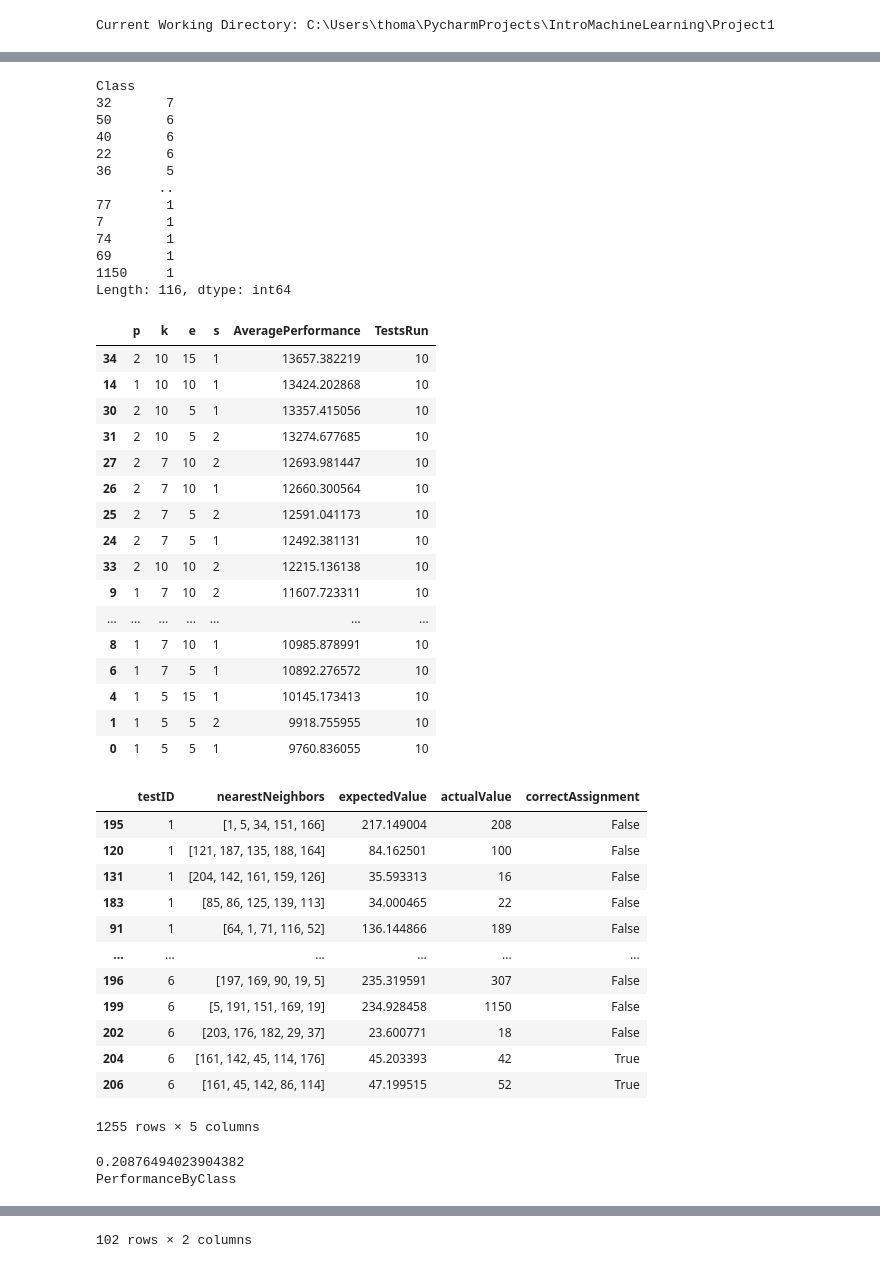
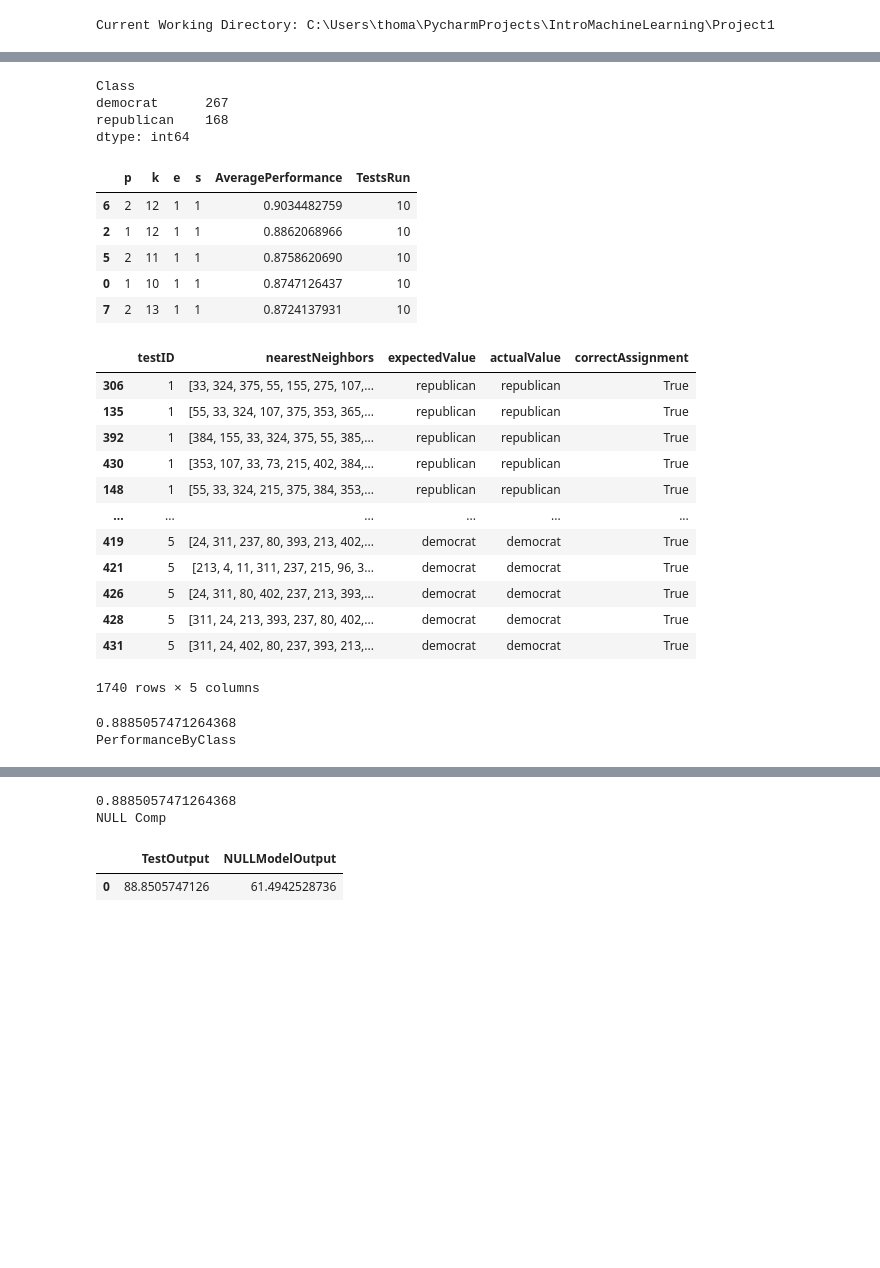
Before and after one commit to tbaird80/IntroMachineLearning, a Jupyter notebook: Project1/WriteUpTests.ipynb, the cells around one changed output, grey strips where cells are left out. Cells and saved outputs as stored; diff of their text form; code cells hidden in the pictures; blank space fills up the shorter version.

```diff
--- a/Project1/WriteUpTests.ipynb
+++ b/Project1/WriteUpTests.ipynb
@@ -301,7 +301,7 @@ def dataSourcing(dataName):
 
     return dataFeatures, dataTargets
 # %%
-currentDataSet = 'ForestFires'
+currentDataSet = 'CongressVoting'
 features, targets = dataSourcing(currentDataSet)
 
 print(features.info())
@@ -488,79 +489,57 @@ display(performanceByClassSuccess)
 
 print(crossValidationOutput['correctAssignment'].mean())
 
 #versus NULL model
 nullComp = crossValidationOutput.copy()
 nullComp['expectedValueNULL'] = nullComp['actualValue'].value_counts().idxmax()
 nullComp['correctAssignmentNULL'] = nullComp['actualValue'] == nullComp['expectedValueNULL']
-nullModelOutput = pd.DataFrame({"TestOutput": [crossValidationOutput['correctAssignment'].mean() * 100],
-                                "NULLModelOutput": [nullModel['correctAssignment'].mean() * 100]
+nullModelOutput = pd.DataFrame({"TestOutput": [nullComp['correctAssignment'].mean() * 100],
+                                "NULLModelOutput": [nullComp['correctAssignmentNULL'].mean() * 100]
                                })
 print("NULL Comp")
 display(nullModelOutput)
-
-print("The average accuracy of the null model is: " + str(nullModel['correctAssignment'].mean()))
 
 
 print(targetsSummary.to_latex(index=True,
                   formatters={"name": str.upper},
                   float_format="{:.3f}".format,))
 
 print(parameterTuningOutput.to_latex(index=True,
                   formatters={"name": str.upper},
                   float_format="{:.3f}".format,))
 
 print(performanceByClassSuccess.to_latex(index=True,
                   formatters={"name": str.upper},
                   float_format="{:.3f}".format,))
 
 print(nullModelOutput.to_latex(index=True,
                   formatters={"name": str.upper},
                   float_format="{:.3f}".format,))
 # %% [output]
 Class
-32       7
-50       6
-40       6
-22       6
-36       5
-        ..
-77       1
-7        1
-74       1
-69       1
-1150     1
-Length: 116, dtype: int64
+democrat      267
+republican    168
+dtype: int64
 |  | p | k | e | s | AveragePerformance | TestsRun |
-| 34 | 2 | 10 | 15 | 1 | 13657.382219 | 10 |
-| 14 | 1 | 10 | 10 | 1 | 13424.202868 | 10 |
-| 30 | 2 | 10 | 5 | 1 | 13357.415056 | 10 |
-| 31 | 2 | 10 | 5 | 2 | 13274.677685 | 10 |
-| 27 | 2 | 7 | 10 | 2 | 12693.981447 | 10 |
-| 26 | 2 | 7 | 10 | 1 | 12660.300564 | 10 |
-| 25 | 2 | 7 | 5 | 2 | 12591.041173 | 10 |
-| 24 | 2 | 7 | 5 | 1 | 12492.381131 | 10 |
-| 33 | 2 | 10 | 10 | 2 | 12215.136138 | 10 |
-| 9 | 1 | 7 | 10 | 2 | 11607.723311 | 10 |
-| ... | ... | ... | ... | ... | ... | ... |
-| 8 | 1 | 7 | 10 | 1 | 10985.878991 | 10 |
-| 6 | 1 | 7 | 5 | 1 | 10892.276572 | 10 |
-| 4 | 1 | 5 | 15 | 1 | 10145.173413 | 10 |
-| 1 | 1 | 5 | 5 | 2 | 9918.755955 | 10 |
-| 0 | 1 | 5 | 5 | 1 | 9760.836055 | 10 |
+| 6 | 2 | 12 | 1 | 1 | 0.9034482759 | 10 |
+| 2 | 1 | 12 | 1 | 1 | 0.8862068966 | 10 |
+| 5 | 2 | 11 | 1 | 1 | 0.8758620690 | 10 |
+| 0 | 1 | 10 | 1 | 1 | 0.8747126437 | 10 |
+| 7 | 2 | 13 | 1 | 1 | 0.8724137931 | 10 |
 |  | testID | nearestNeighbors | expectedValue | actualValue | correctAssignment |
-| 195 | 1 | [1, 5, 34, 151, 166] | 217.149004 | 208 | False |
-| 120 | 1 | [121, 187, 135, 188, 164] | 84.162501 | 100 | False |
-| 131 | 1 | [204, 142, 161, 159, 126] | 35.593313 | 16 | False |
-| 183 | 1 | [85, 86, 125, 139, 113] | 34.000465 | 22 | False |
-| 91 | 1 | [64, 1, 71, 116, 52] | 136.144866 | 189 | False |
+| 306 | 1 | [33, 324, 375, 55, 155, 275, 107,... | republican | republican | True |
+| 135 | 1 | [55, 33, 324, 107, 375, 353, 365,... | republican | republican | True |
+| 392 | 1 | [384, 155, 33, 324, 375, 55, 385,... | republican | republican | True |
+| 430 | 1 | [353, 107, 33, 73, 215, 402, 384,... | republican | republican | True |
+| 148 | 1 | [55, 33, 324, 215, 375, 384, 353,... | republican | republican | True |
 | ... | ... | ... | ... | ... | ... |
-| 196 | 6 | [197, 169, 90, 19, 5] | 235.319591 | 307 | False |
-| 199 | 6 | [5, 191, 151, 169, 19] | 234.928458 | 1150 | False |
-| 202 | 6 | [203, 176, 182, 29, 37] | 23.600771 | 18 | False |
-| 204 | 6 | [161, 142, 45, 114, 176] | 45.203393 | 42 | True |
-| 206 | 6 | [161, 45, 142, 86, 114] | 47.199515 | 52 | True |
+| 419 | 5 | [24, 311, 237, 80, 393, 213, 402,... | democrat | democrat | True |
+| 421 | 5 | [213, 4, 11, 311, 237, 215, 96, 3... | democrat | democrat | True |
+| 426 | 5 | [24, 311, 80, 402, 237, 213, 393,... | democrat | democrat | True |
+| 428 | 5 | [311, 24, 213, 393, 237, 80, 402,... | democrat | democrat | True |
+| 431 | 5 | [311, 24, 402, 80, 237, 393, 213,... | democrat | democrat | True |
-1255 rows × 5 columns
+1740 rows × 5 columns
-0.20876494023904382
+0.8885057471264368
 PerformanceByClass
 |  | % correct | totalCases |
 | actualValue |  |  |
@@ -578 +548,4 @@ PerformanceByClass
-102 rows × 2 columns
+0.8885057471264368
+NULL Comp
+|  | TestOutput | NULLModelOutput |
+| 0 | 88.8505747126 | 61.4942528736 |
```
Also changed, not shown: parts of 4 cells of this notebook, 7 other files.
